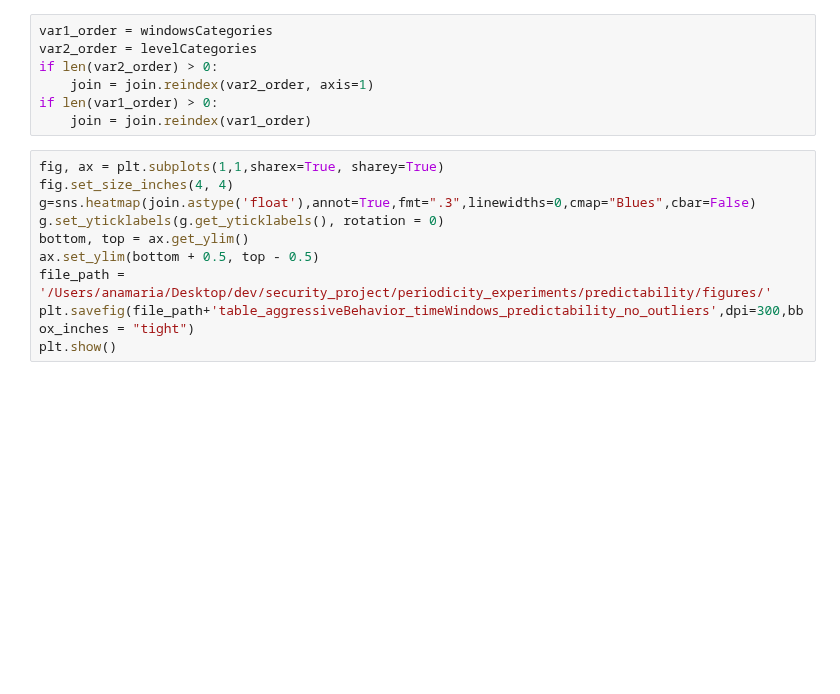
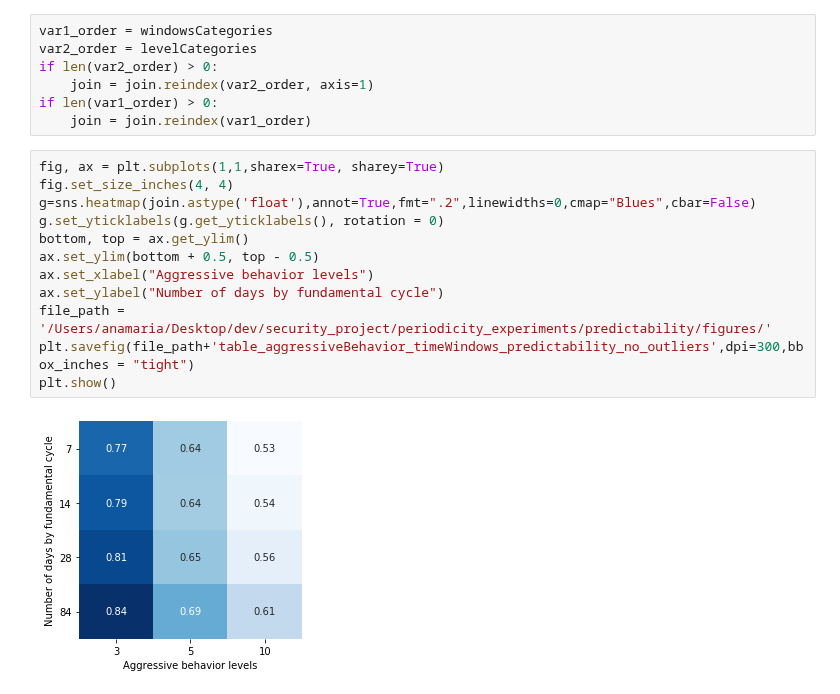
Before and after one commit to jrudascas/security_project, a Jupyter notebook: periodicity_experiments/experiment_09_predictability_time_windows_remove_outliers.ipynb, the cells around one changed output. Drawn from its saved outputs; the diff is of its cells as text; blank space fills up the shorter version.

```diff
--- a/periodicity_experiments/experiment_09_predictability_time_windows_remove_outliers.ipynb
+++ b/periodicity_experiments/experiment_09_predictability_time_windows_remove_outliers.ipynb
@@ -218,10 +255,14 @@ if len(var1_order) > 0:
 # %%
 fig, ax = plt.subplots(1,1,sharex=True, sharey=True)
 fig.set_size_inches(4, 4)
-g=sns.heatmap(join.astype('float'),annot=True,fmt=".3",linewidths=0,cmap="Blues",cbar=False)
+g=sns.heatmap(join.astype('float'),annot=True,fmt=".2",linewidths=0,cmap="Blues",cbar=False)
 g.set_yticklabels(g.get_yticklabels(), rotation = 0)
 bottom, top = ax.get_ylim()
 ax.set_ylim(bottom + 0.5, top - 0.5)
+ax.set_xlabel("Aggressive behavior levels")
+ax.set_ylabel("Number of days by fundamental cycle")
 file_path = '/Users/anamaria/Desktop/dev/security_project/periodicity_experiments/predictability/figures/'
 plt.savefig(file_path+'table_aggressiveBehavior_timeWindows_predictability_no_outliers',dpi=300,bbox_inches = "tight")
 plt.show()
+# %% [output]
+[figure, added]
```
Also changed, not shown: parts of 5 cells of this notebook.
